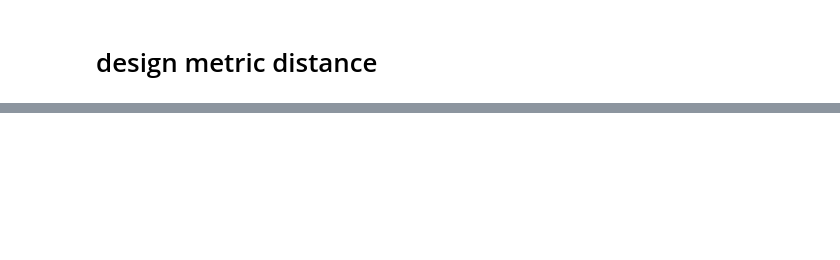
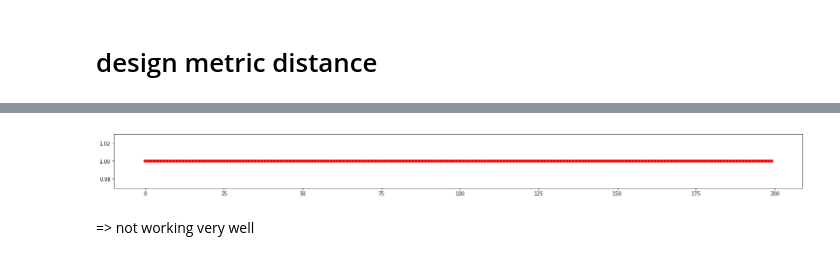
Before and after one commit to pauldubois98/NLP_MBTA, a Jupyter notebook: NLP_main.ipynb, the cells around one changed output, grey strips where cells are left out. Cells and saved outputs as stored; diff of their text form; code cells hidden in the pictures; blank space fills up the shorter version.

```diff
--- a/NLP_main.ipynb
+++ b/NLP_main.ipynb
@@ -888,0 +1066,3 @@ WASHER - LOCK SPLIT RING 5/8 GD 8 ZINC YELLOW 100/PK
+# %%
+fclust = fclusterdata(y, 2, metric=mydist, criterion='maxclust') # makes groups with distance max between elements of a group
+fclust
@@ -888,0 +1079,8 @@ WASHER - LOCK SPLIT RING 5/8 GD 8 ZINC YELLOW 100/PK
+# %%
+plt.figure(figsize=(25, 2))
+plt.scatter(X[:nb,0], X[:nb,1], c=fclust, cmap='prism')  # plot points with cluster dependent colors
+plt.show()
+# %% [output]
+[figure, added]
+# %% [markdown]
+=> not working very well
```
Also changed, not shown: parts of 29 cells of this notebook.
